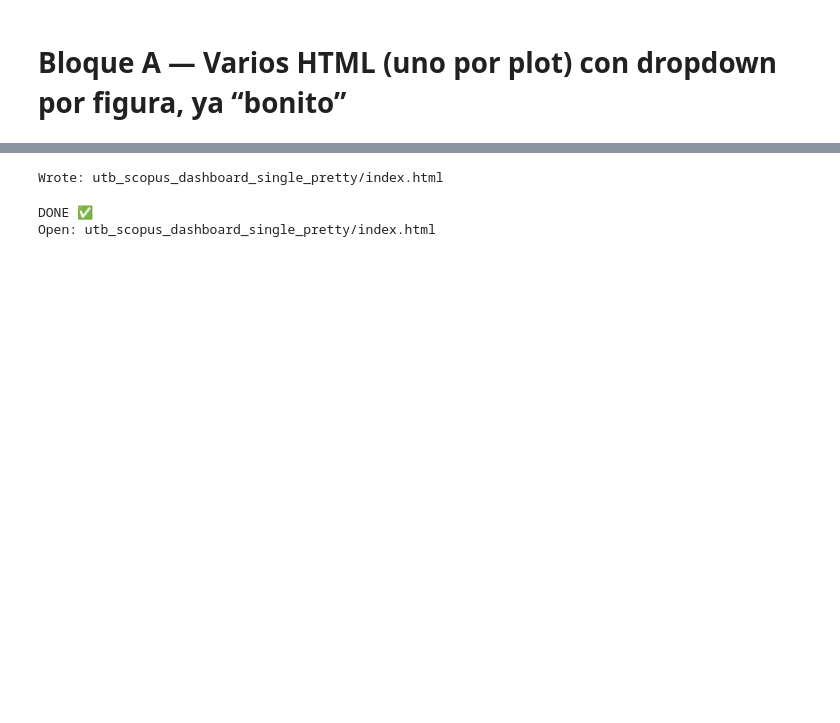
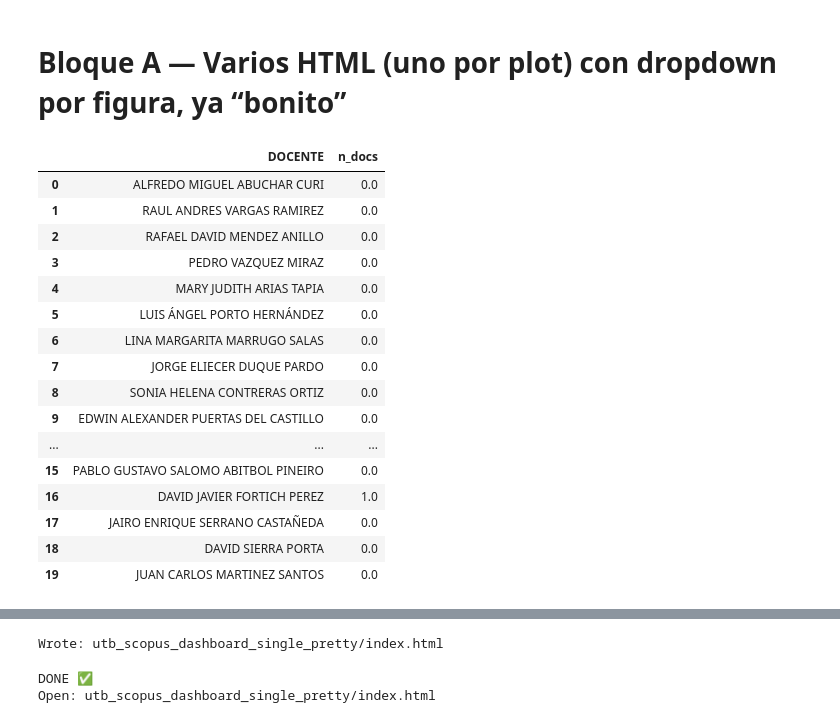
Before and after one commit to sierraporta/Scopus-Metrics-UTB, a Jupyter notebook: Code/Code_Scopus.ipynb, the cells around one changed output, grey strips where cells are left out. Drawn from its saved outputs; the diff is of its cells as text; code cells hidden in the pictures; blank space fills up the shorter version.

```diff
--- a/Code/Code_Scopus.ipynb
+++ b/Code/Code_Scopus.ipynb
@@ -19,8 +19,8 @@ colorscale="haline"
 # =========================
 # CONFIG
 # =========================
-SCOPUS_CSV_PATH = "scopus_export_Mar 1-2026_82a43998-7fb2-4ba9-b730-2716fe57e870.csv"
-FACULTY_XLSX_PATH = "Base de Datos Scopus.xlsx"
+SCOPUS_CSV_PATH = "scopus_export_Mar 4-2026_ef06b9a8-0983-4b66-9c76-f59a3da25072.csv"
+FACULTY_XLSX_PATH = "Base de Datos Scopus 2024.xlsx"
 FACULTY_SHEET = "Hoja1"
 
 START_YEAR = 2022
@@ -655,3 +655,23 @@ fig_pairs.update_yaxes(
 )
 _dropdown(fig_pairs, buttons_p)
 write_fig(fig_pairs, OUT_DIR / "top_pairs_faculty_faculty_YEAR_dropdown.html")
+# %%
+sub
+# %% [output]
+|  | DOCENTE | n_docs |
+| 0 | ALFREDO MIGUEL ABUCHAR CURI | 0.0 |
+| 1 | RAUL ANDRES VARGAS RAMIREZ | 0.0 |
+| 2 | RAFAEL DAVID MENDEZ ANILLO | 0.0 |
+| 3 | PEDRO VAZQUEZ MIRAZ | 0.0 |
+| 4 | MARY JUDITH ARIAS TAPIA | 0.0 |
+| 5 | LUIS ÁNGEL PORTO HERNÁNDEZ | 0.0 |
+| 6 | LINA MARGARITA MARRUGO SALAS | 0.0 |
+| 7 | JORGE ELIECER DUQUE PARDO | 0.0 |
+| 8 | SONIA HELENA CONTRERAS ORTIZ | 0.0 |
+| 9 | EDWIN ALEXANDER PUERTAS DEL CASTILLO | 0.0 |
+| ... | ... | ... |
+| 15 | PABLO GUSTAVO SALOMO ABITBOL PINEIRO | 0.0 |
+| 16 | DAVID JAVIER FORTICH PEREZ | 1.0 |
+| 17 | JAIRO ENRIQUE SERRANO CASTAÑEDA | 0.0 |
+| 18 | DAVID SIERRA PORTA | 0.0 |
+| 19 | JUAN CARLOS MARTINEZ SANTOS | 0.0 |
```
Also changed, not shown: parts of 1 cell of this notebook, 2 other files.
